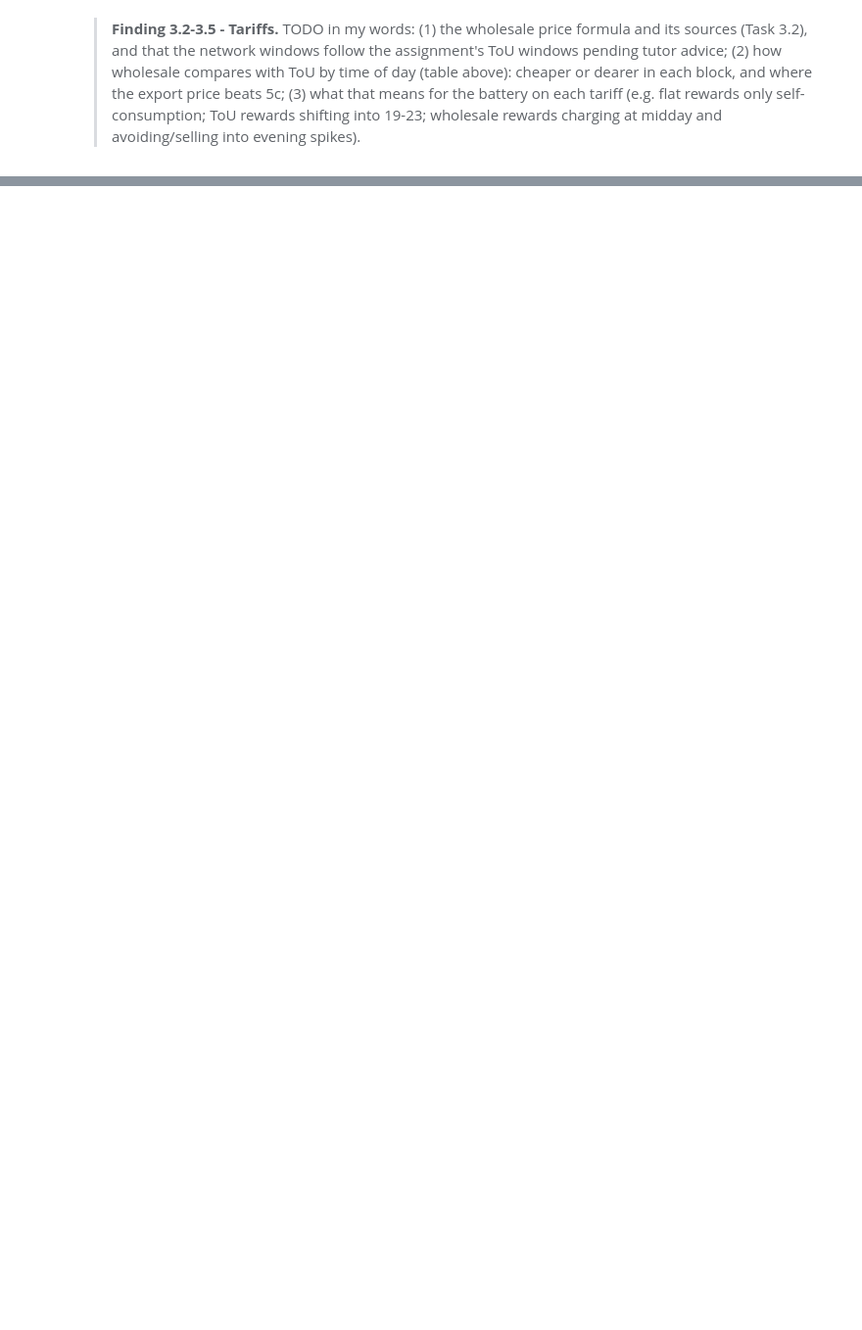
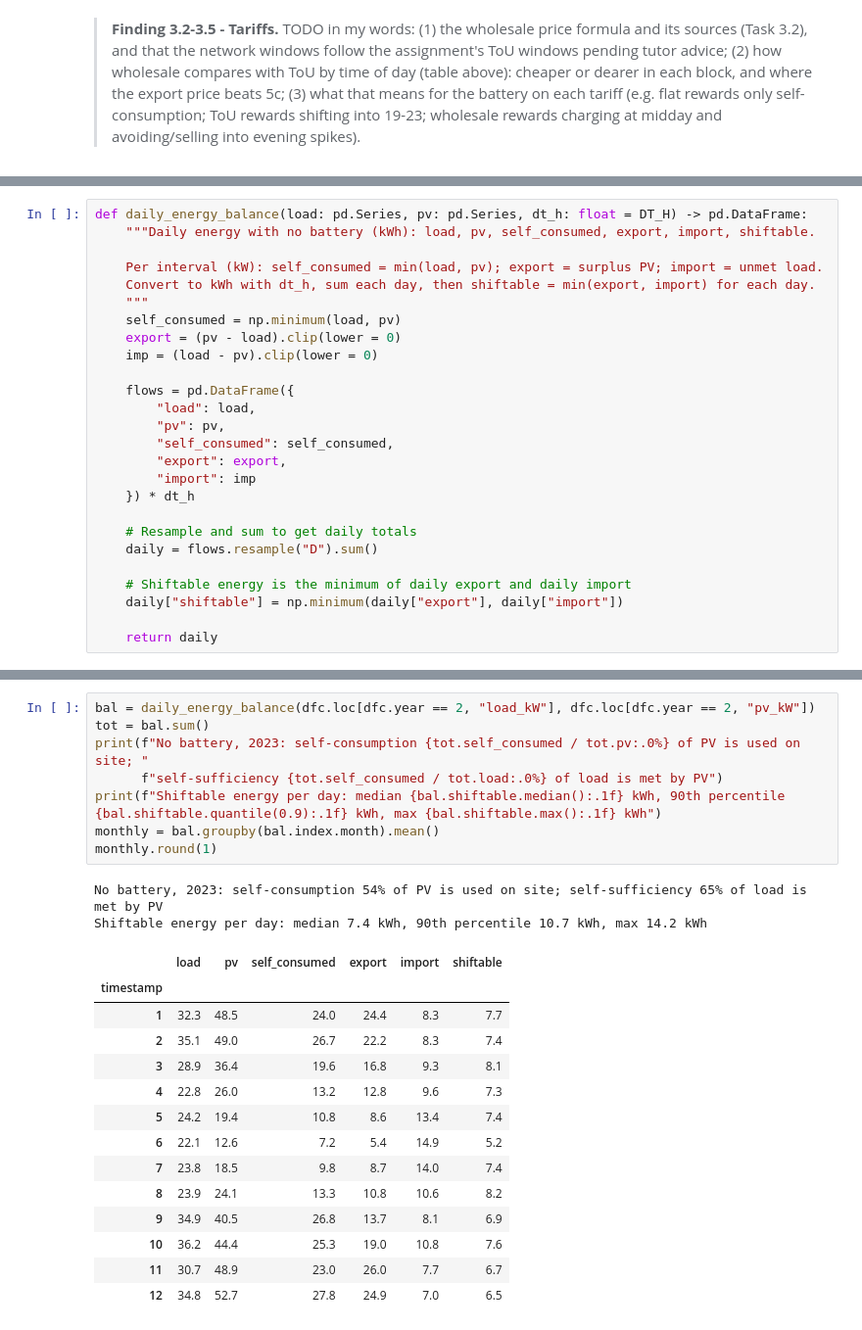
Before and after one commit to 7ayatibp/SOLA, a Jupyter notebook: SOLA4237_Assignment2.ipynb, the cells around one changed output, grey strips where cells are left out. Shown at 98% size. Cells and saved outputs as stored; diff of their text form; blank space fills up the shorter version.

Commit message:
Part 4 complete (code); Part 5 battery model skeleton

```diff
--- a/SOLA4237_Assignment2.ipynb
+++ b/SOLA4237_Assignment2.ipynb
@@ -1154,0 +1230,26 @@ blocks = pd.cut(prices.index.hour, [0, 7, 10, 16, 19, 23, 24], right=False,
+# %%
+def daily_energy_balance(load: pd.Series, pv: pd.Series, dt_h: float = DT_H) -> pd.DataFrame:
+    """Daily energy with no battery (kWh): load, pv, self_consumed, export, import, shiftable.
+
+    Per interval (kW): self_consumed = min(load, pv); export = surplus PV; import = unmet load.
+    Convert to kWh with dt_h, sum each day, then shiftable = min(export, import) for each day.
+    """
+    self_consumed = np.minimum(load, pv)
+    export = (pv - load).clip(lower = 0)
+    imp = (load - pv).clip(lower = 0)
+
+    flows = pd.DataFrame({
+        "load": load,
+        "pv": pv,
+        "self_consumed": self_consumed,
+        "export": export,
+        "import": imp
+    }) * dt_h
+
+    # Resample and sum to get daily totals
+    daily = flows.resample("D").sum()
+
+    # Shiftable energy is the minimum of daily export and daily import
+    daily["shiftable"] = np.minimum(daily["export"], daily["import"])
+
+    return daily
@@ -1154,0 +1270,25 @@ blocks = pd.cut(prices.index.hour, [0, 7, 10, 16, 19, 23, 24], right=False,
+# %%
+bal = daily_energy_balance(dfc.loc[dfc.year == 2, "load_kW"], dfc.loc[dfc.year == 2, "pv_kW"])
+tot = bal.sum()
+print(f"No battery, 2023: self-consumption {tot.self_consumed / tot.pv:.0%} of PV is used on site; "
+      f"self-sufficiency {tot.self_consumed / tot.load:.0%} of load is met by PV")
+print(f"Shiftable energy per day: median {bal.shiftable.median():.1f} kWh, 90th percentile {bal.shiftable.quantile(0.9):.1f} kWh, max {bal.shiftable.max():.1f} kWh")
+monthly = bal.groupby(bal.index.month).mean()
+monthly.round(1)
+# %% [output]
+No battery, 2023: self-consumption 54% of PV is used on site; self-sufficiency 65% of load is met by PV
+Shiftable energy per day: median 7.4 kWh, 90th percentile 10.7 kWh, max 14.2 kWh
+|  | load | pv | self_consumed | export | import | shiftable |
+| timestamp |  |  |  |  |  |  |
+| 1 | 32.3 | 48.5 | 24.0 | 24.4 | 8.3 | 7.7 |
+| 2 | 35.1 | 49.0 | 26.7 | 22.2 | 8.3 | 7.4 |
+| 3 | 28.9 | 36.4 | 19.6 | 16.8 | 9.3 | 8.1 |
+| 4 | 22.8 | 26.0 | 13.2 | 12.8 | 9.6 | 7.3 |
+| 5 | 24.2 | 19.4 | 10.8 | 8.6 | 13.4 | 7.4 |
+| 6 | 22.1 | 12.6 | 7.2 | 5.4 | 14.9 | 5.2 |
+| 7 | 23.8 | 18.5 | 9.8 | 8.7 | 14.0 | 7.4 |
+| 8 | 23.9 | 24.1 | 13.3 | 10.8 | 10.6 | 8.2 |
+| 9 | 34.9 | 40.5 | 26.8 | 13.7 | 8.1 | 6.9 |
+| 10 | 36.2 | 44.4 | 25.3 | 19.0 | 10.8 | 7.6 |
+| 11 | 30.7 | 48.9 | 23.0 | 26.0 | 7.7 | 6.7 |
+| 12 | 34.8 | 52.7 | 27.8 | 24.9 | 7.0 | 6.5 |
```
Also changed, not shown: parts of 34 cells of this notebook, 1 other file.
